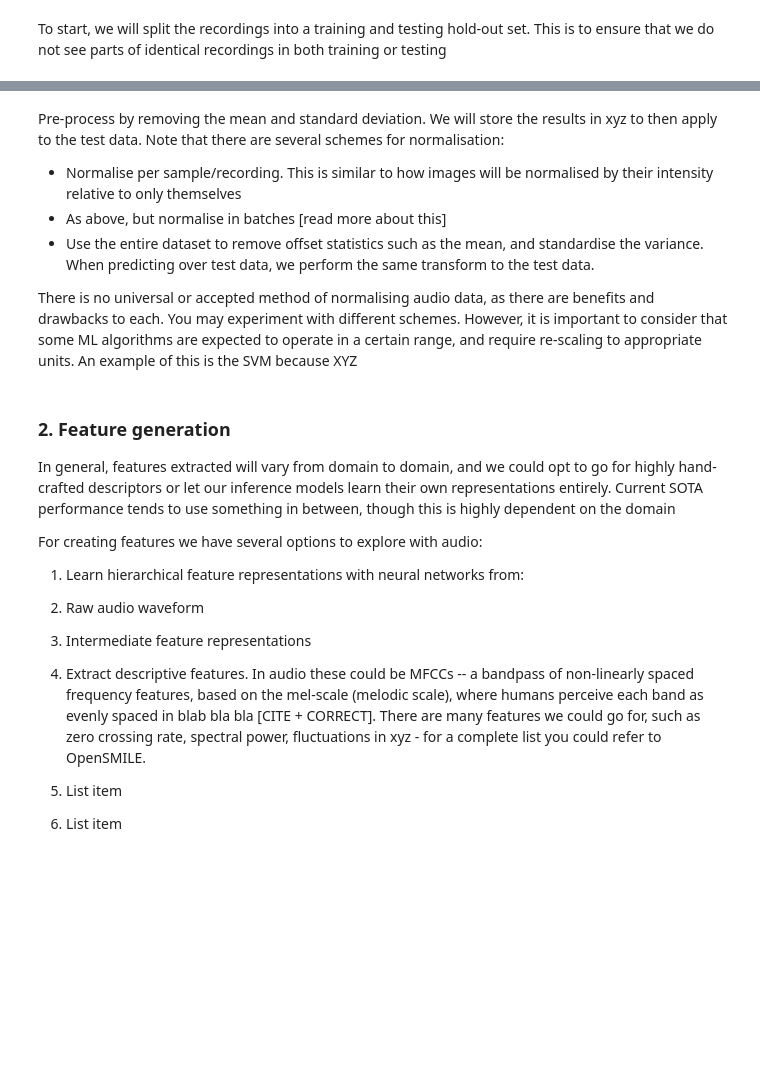
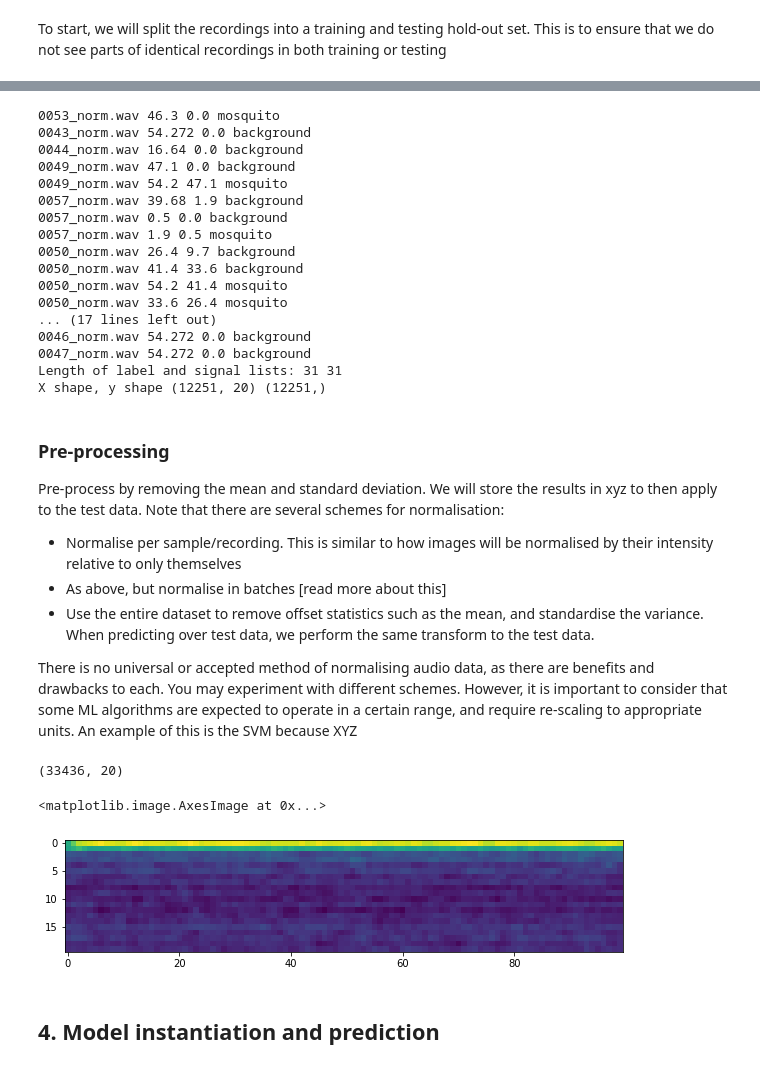
Before and after one commit to ikiskin/UNIQ-deepmind, a Jupyter notebook: colab/UNIQ_scikit_learn_pt_2.ipynb, the cells around one changed output, grey strips where cells are left out. Cells and saved outputs as stored; diff of their text form; code cells hidden in the pictures; blank space fills up the shorter version.

```diff
--- a/colab/UNIQ_scikit_learn_pt_2.ipynb
+++ b/colab/UNIQ_scikit_learn_pt_2.ipynb
@@ -91,7 +92,8 @@ train_list = []
 test_list = []
 
 for i in os.listdir('data/'):
-  if int(i[:4]) > 30:  # Reserve 27/57 recordings for testing
-    test_list.append(i)
-  else:
-    train_list.append(i)
+  if i.endswith('.wav'): # Iterate over '.wav' files only
+    if int(i[:4]) > 40:  # Reserve 17/57 recordings for testing
+      test_list.append(i)
+    else:
+      train_list.append(i)
@@ -99,0 +169,2 @@ We now have the raw data accessible as files for train and for test, and corresp
+# %%
+X_train, y_train = get_feat(train_list)
@@ -100,4 +189,26 @@ We now have the raw data accessible as files for train and for test, and corresp
+# %%
+X_test, y_test = get_feat(test_list)
+# %% [output]
+0053_norm.wav 46.3 0.0 mosquito
+0043_norm.wav 54.272 0.0 background
+0044_norm.wav 16.64 0.0 background
+0049_norm.wav 47.1 0.0 background
+0049_norm.wav 54.2 47.1 mosquito
+0057_norm.wav 39.68 1.9 background
+0057_norm.wav 0.5 0.0 background
+0057_norm.wav 1.9 0.5 mosquito
+0050_norm.wav 26.4 9.7 background
+0050_norm.wav 41.4 33.6 background
+0050_norm.wav 54.2 41.4 mosquito
+0050_norm.wav 33.6 26.4 mosquito
+... (17 lines left out)
+0046_norm.wav 54.272 0.0 background
+0047_norm.wav 54.272 0.0 background
+Length of label and signal lists: 31 31
+X shape, y shape (12251, 20) (12251,)
 # %% [markdown]
+### Pre-processing
+
 Pre-process by removing the mean and standard deviation. We will store the results in xyz to then apply to the test data. Note that there are several schemes for normalisation:
 
 * Normalise per sample/recording. This is similar to how images will be normalised by their intensity relative to only themselves
@@ -111,17 +219,10 @@ There is no universal or accepted method of normalising audio data, as there are
-# %% [markdown]
-### 2. Feature generation
-In general, features extracted will vary from domain to domain, and we could opt to go for highly hand-crafted descriptors or let our inference models learn their own representations entirely. Current SOTA performance tends to use something in between, though this is highly dependent on the domain
-
-For creating features we have several options to explore with audio:
-
-
-1.   Learn hierarchical feature representations with neural networks from:
-  1. Raw audio waveform
-  2. Intermediate feature representations
-
-2. Extract descriptive features. In audio these could be MFCCs -- a bandpass of non-linearly spaced frequency features, based on the mel-scale (melodic scale), where humans perceive each band as evenly spaced in blab bla bla [CITE + CORRECT]. There are many features we could go for, such as zero crossing rate, spectral power, fluctuations in xyz - for a complete list you could refer to OpenSMILE.
-
-2.   List item
-
-
-2.   List item
+# %%
+np.shape(X_train)
+# %% [output]
+(33436, 20)
+# %%
+plt.figure(figsize=(10,10))
+plt.imshow(X_train[:100,:].T)
+# %% [output]
+<matplotlib.image.AxesImage at 0x...>
+[figure, added]
@@ -127,0 +241,2 @@ For creating features we have several options to explore with audio:
+# %% [markdown]
+## 4. Model instantiation and prediction
```
Also changed, not shown: parts of 19 cells of this notebook.
